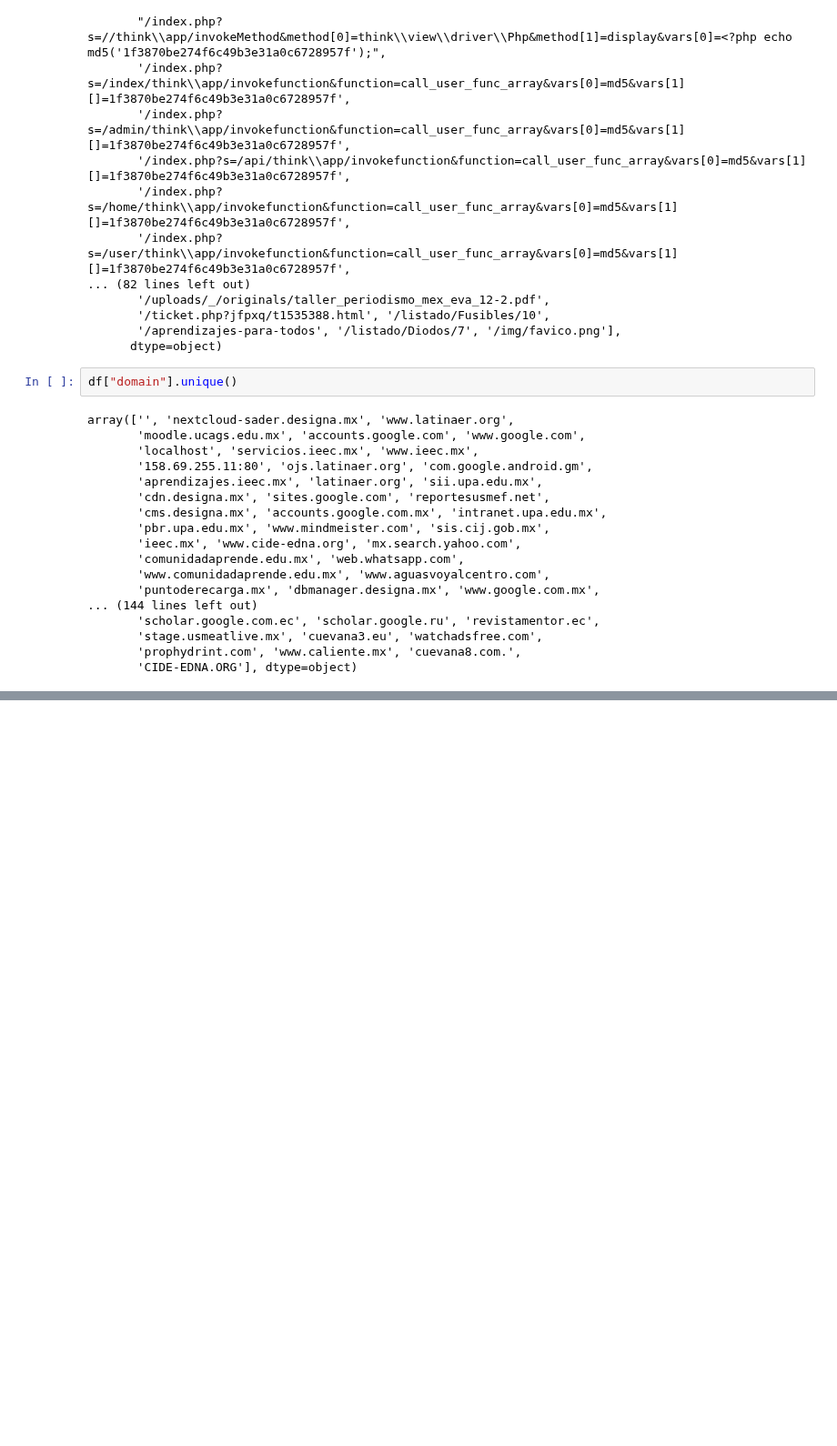
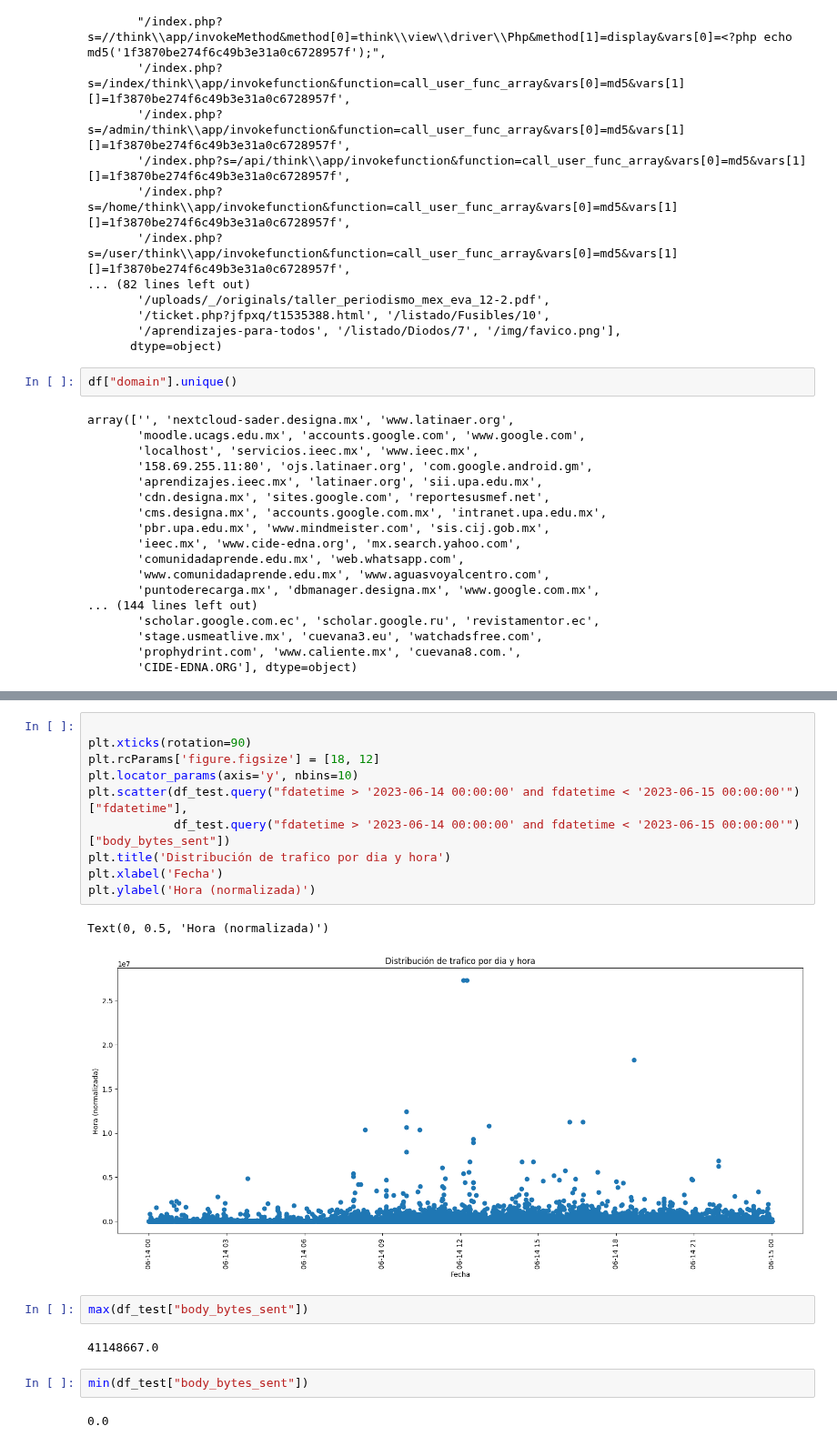
Before and after one commit to mitsiu-carreno/data_science_content, a Jupyter notebook: 3_sem/topolog_data_analysis/homeworks/s11_morse/morse_logs.ipynb, the cells around one changed output, grey strips where cells are left out. Shown at 91% size. Saved outputs shown, nothing was run; the diff lists cells and outputs as text; blank space fills up the shorter version.

```diff
--- a/3_sem/topolog_data_analysis/homeworks/s11_morse/morse_logs.ipynb
+++ b/3_sem/topolog_data_analysis/homeworks/s11_morse/morse_logs.ipynb
@@ -153,0 +268,21 @@ df.query("domain == ''").head(100)
+# %%
+
+plt.xticks(rotation=90)
+plt.rcParams['figure.figsize'] = [18, 12]
+plt.locator_params(axis='y', nbins=10)
+plt.scatter(df_test.query("fdatetime > '2023-06-14 00:00:00' and fdatetime < '2023-06-15 00:00:00'")["fdatetime"],
+            df_test.query("fdatetime > '2023-06-14 00:00:00' and fdatetime < '2023-06-15 00:00:00'")["body_bytes_sent"])
+plt.title('Distribución de trafico por dia y hora')
+plt.xlabel('Fecha')
+plt.ylabel('Hora (normalizada)')
+# %% [output]
+Text(0, 0.5, 'Hora (normalizada)')
+[figure, added]
+# %%
+max(df_test["body_bytes_sent"])
+# %% [output]
+41148667.0
+# %%
+min(df_test["body_bytes_sent"])
+# %% [output]
+0.0
```
Also changed, not shown: parts of 18 cells of this notebook, 4 other files.
